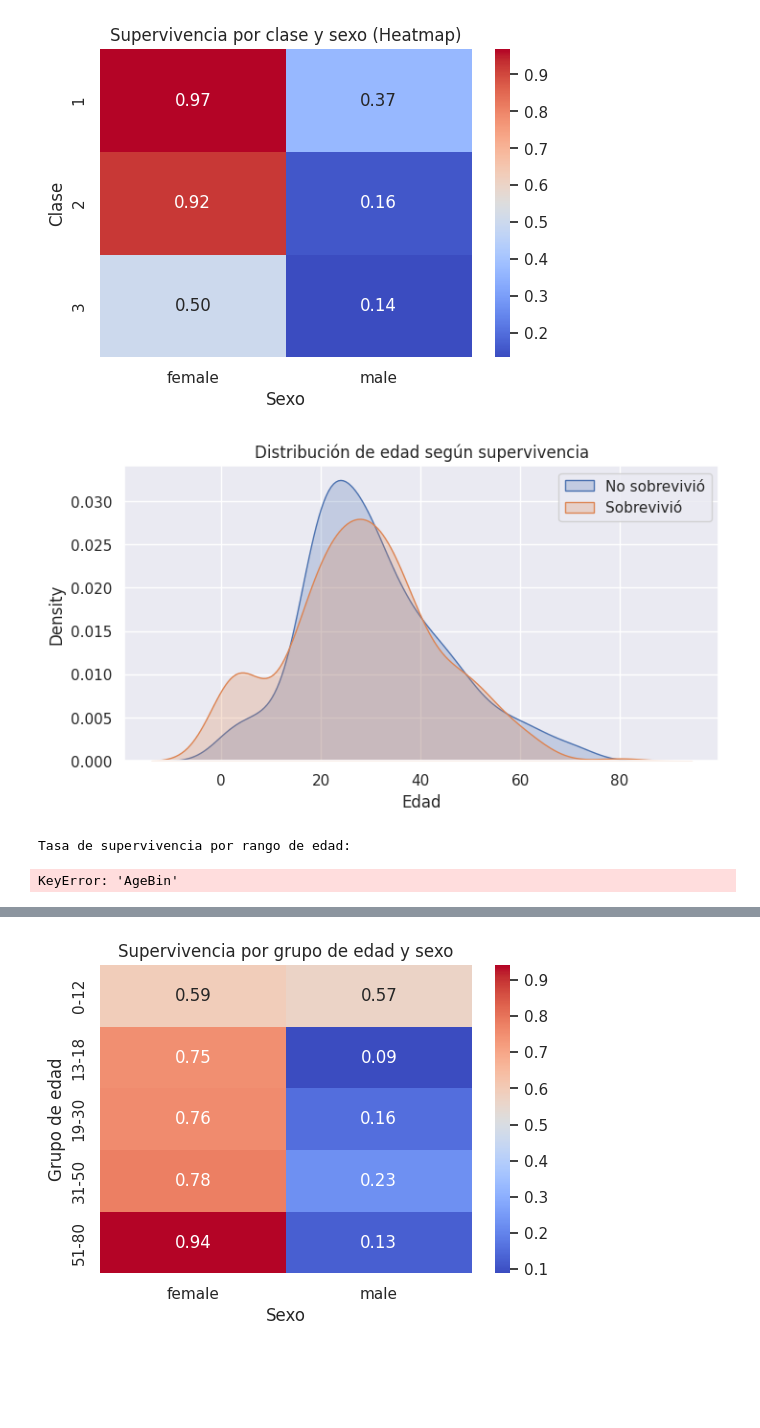
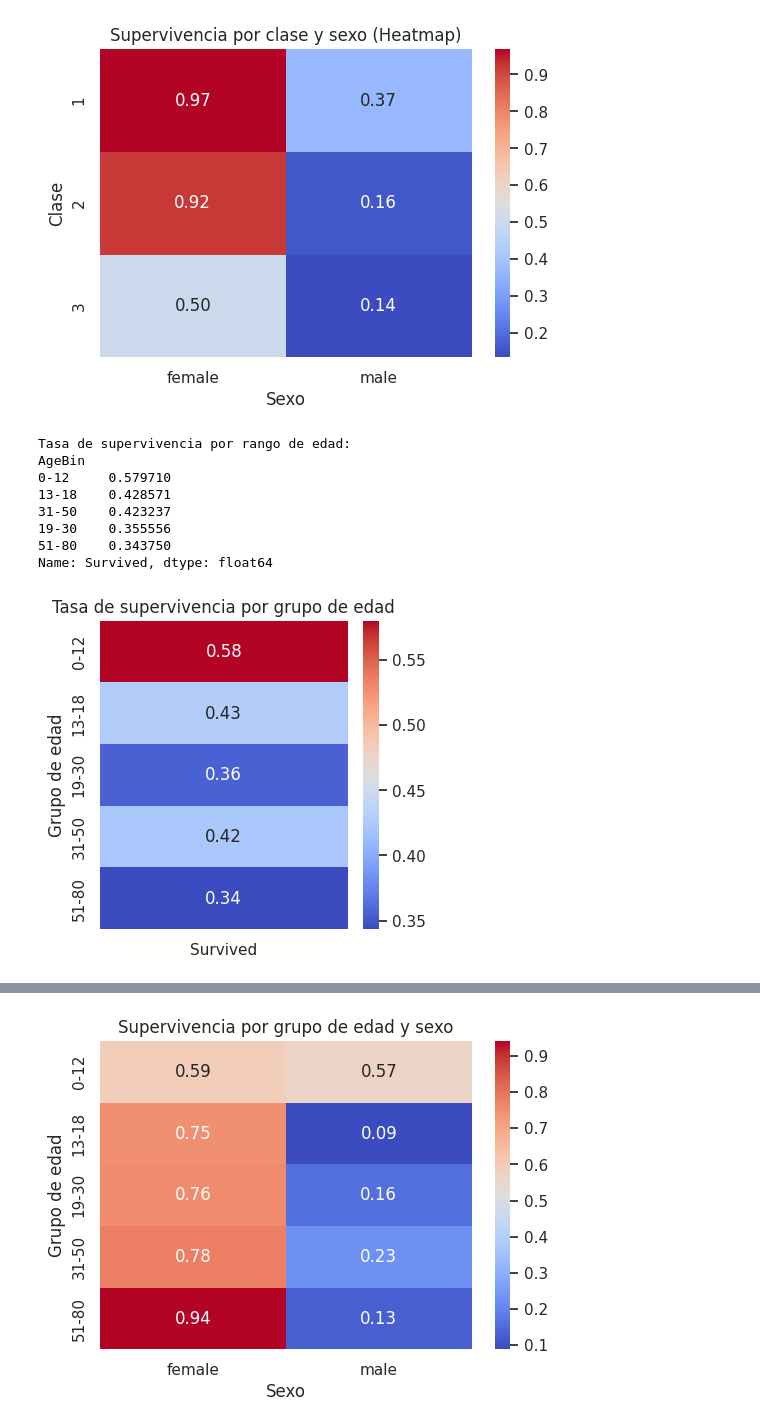
Before and after one commit to rhorbe/dss-titanic, a Jupyter notebook: data/titanic.ipynb, the cells around one changed output, grey strips where cells are left out. Cells and saved outputs as stored; diff of their text form; code cells hidden in the pictures; blank space fills up the shorter version.

```diff
--- a/data/titanic.ipynb
+++ b/data/titanic.ipynb
@@ -490,43 +501,42 @@ plt.ylabel("Clase")
 plt.show()
 # %% [output]
 [figure]
-# %%
-# Supervivencia según edad (distribuciones y grupos de edad)
-
-# Distribución de edad según Survived (KDE)
-plt.figure(figsize=(8,4))
-sns.kdeplot(data=df[df["Survived"] == 0], x="Age", fill=True, label="No sobrevivió")
-sns.kdeplot(data=df[df["Survived"] == 1], x="Age", fill=True, label="Sobrevivió")
-plt.title("Distribución de edad según supervivencia")
-plt.xlabel("Edad")
-plt.legend()
-plt.show()
-# %% [output]
-[figure]
+# %%
+# Crear grupos de edad
+bins = [0, 12, 18, 30, 50, 80]
+labels = ["0-12", "13-18", "19-30", "31-50", "51-80"]
+df["AgeBin"] = pd.cut(df["Age"], bins=bins, labels=labels, include_lowest=True)
 # %%
 # Crear tabla pivote con la tasa de supervivencia por AgeBin
 
 print("Tasa de supervivencia por rango de edad:")
 print(survival_rate_by("AgeBin"))
 
 age_survival = df.pivot_table(
     values="Survived",
     index="AgeBin",
     aggfunc="mean",
     observed=False
 )
 
-plt.figure(figsize=(6,4))
+plt.figure(figsize=(4,4))
 sns.heatmap(
     age_survival,
     annot=True,
     fmt=".2f",
     cmap="coolwarm"
 )
 plt.title("Tasa de supervivencia por grupo de edad")
 plt.xlabel("")
 plt.ylabel("Grupo de edad")
 plt.show()
 # %% [output]
 Tasa de supervivencia por rango de edad:
+AgeBin
+0-12     0.579710
+13-18    0.428571
+31-50    0.423237
+19-30    0.355556
+51-80    0.343750
+Name: Survived, dtype: float64
-KeyError: 'AgeBin'
+[figure, added]
```
Also changed, not shown: parts of 5 cells of this notebook.
